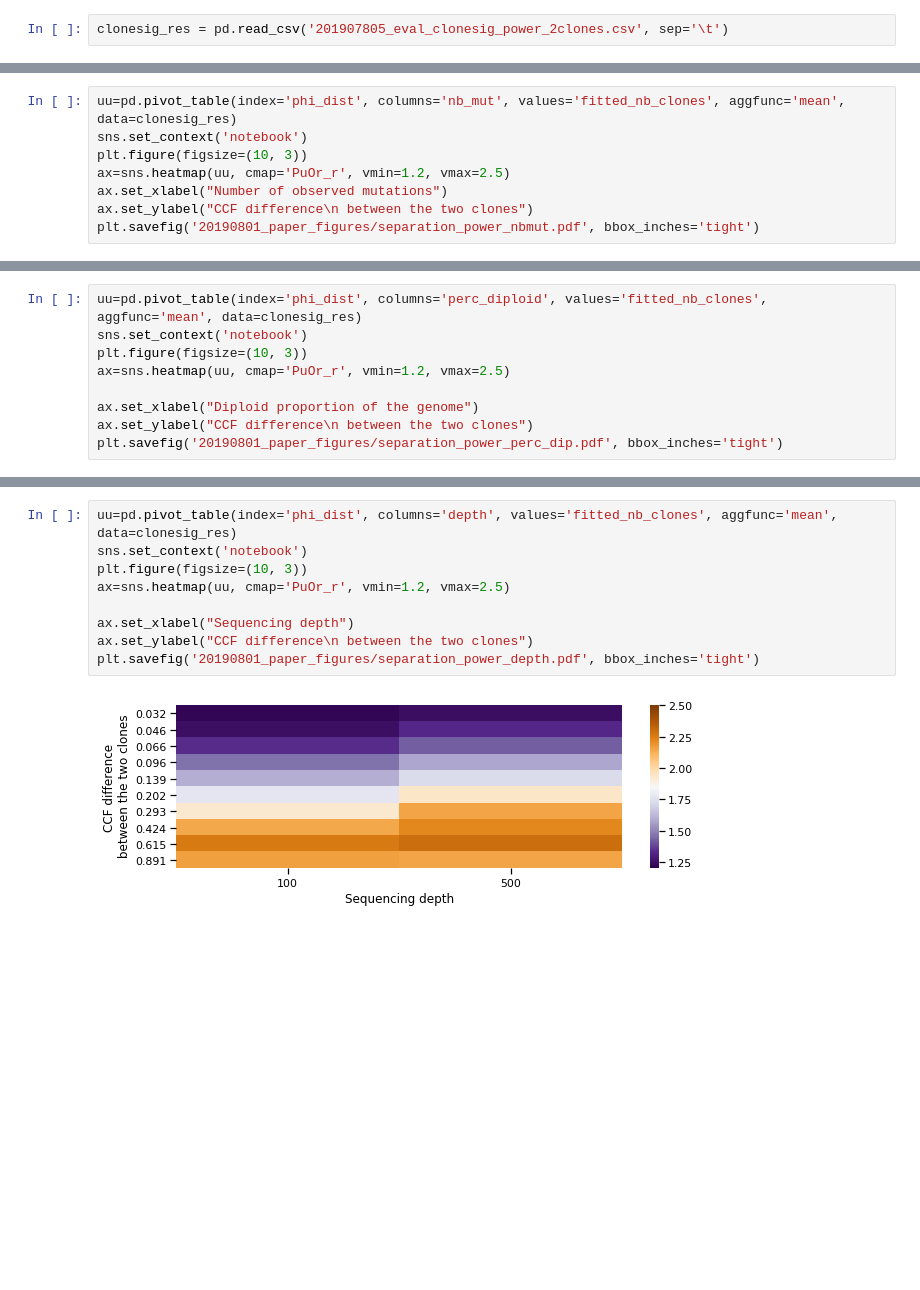
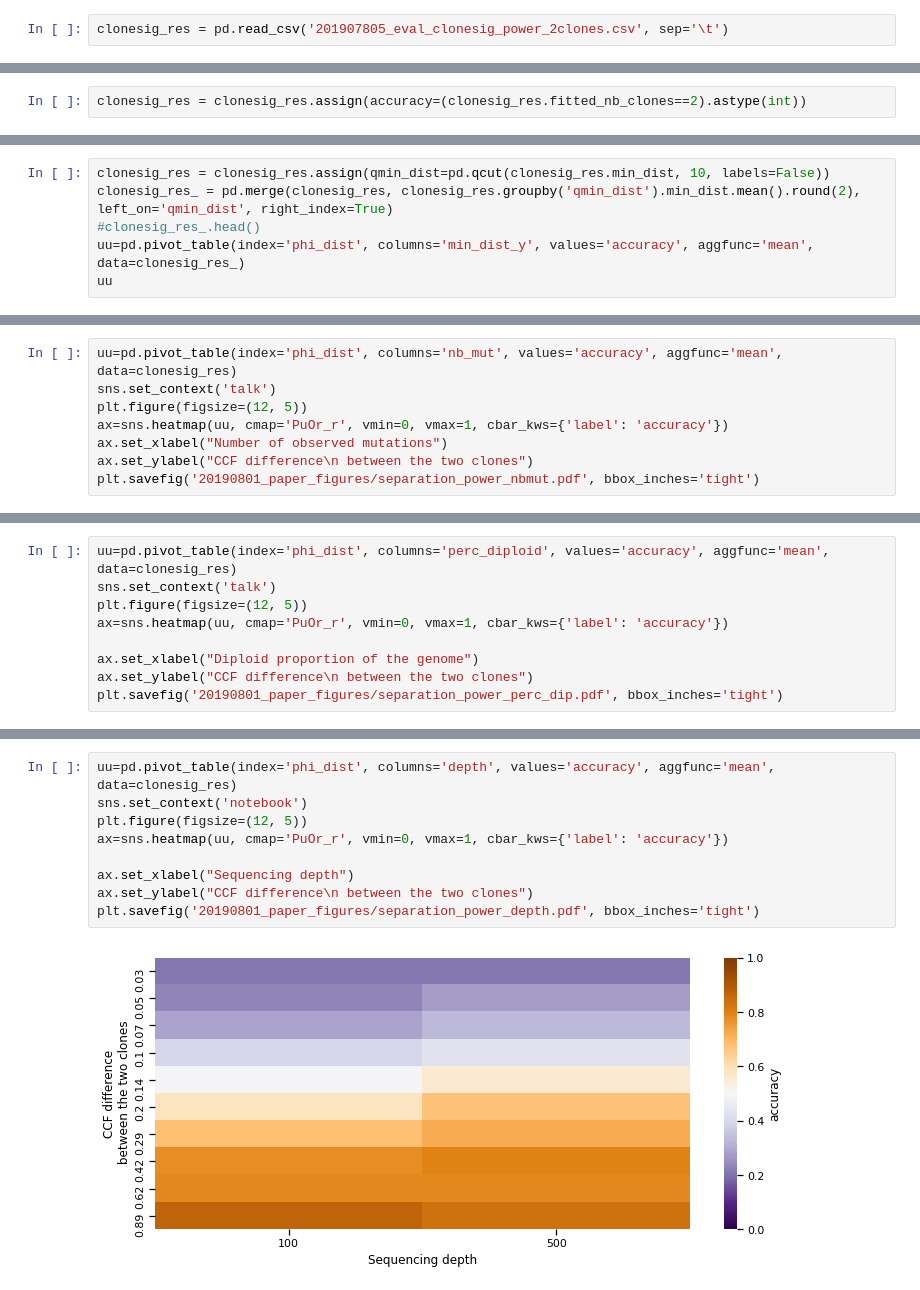
Before and after one commit to judithabk6/Clonesig_analysis, a Jupyter notebook: paper_notebooks/clonesig_separation_power.ipynb, the cells around one changed output, grey strips where cells are left out. Drawn from its saved outputs; the diff is of its cells as text; blank space fills up the shorter version.

```diff
--- a/paper_notebooks/clonesig_separation_power.ipynb
+++ b/paper_notebooks/clonesig_separation_power.ipynb
@@ -55,0 +65,2 @@ uu=pd.pivot_table(index='phi_dist', columns='min_dist', values='fitted_nb_clones
+# %%
+clonesig_res = clonesig_res.assign(accuracy=(clonesig_res.fitted_nb_clones==2).astype(int))
@@ -55,0 +76,6 @@ uu=pd.pivot_table(index='phi_dist', columns='min_dist', values='fitted_nb_clones
+# %%
+clonesig_res = clonesig_res.assign(qmin_dist=pd.qcut(clonesig_res.min_dist, 10, labels=False))
+clonesig_res_ = pd.merge(clonesig_res, clonesig_res.groupby('qmin_dist').min_dist.mean().round(2), left_on='qmin_dist', right_index=True)
+#clonesig_res_.head()
+uu=pd.pivot_table(index='phi_dist', columns='min_dist_y', values='accuracy', aggfunc='mean', data=clonesig_res_)
+uu
@@ -66,8 +105,8 @@ plt.savefig('20190801_paper_figures/separation_power.pdf', bbox_inches='tight')
 # %%
-uu=pd.pivot_table(index='phi_dist', columns='nb_mut', values='fitted_nb_clones', aggfunc='mean', data=clonesig_res)
-sns.set_context('notebook')
-plt.figure(figsize=(10, 3))
-ax=sns.heatmap(uu, cmap='PuOr_r', vmin=1.2, vmax=2.5)
+uu=pd.pivot_table(index='phi_dist', columns='nb_mut', values='accuracy', aggfunc='mean', data=clonesig_res)
+sns.set_context('talk')
+plt.figure(figsize=(12, 5))
+ax=sns.heatmap(uu, cmap='PuOr_r', vmin=0, vmax=1, cbar_kws={'label': 'accuracy'})
 ax.set_xlabel("Number of observed mutations")
 ax.set_ylabel("CCF difference\n between the two clones")
 plt.savefig('20190801_paper_figures/separation_power_nbmut.pdf', bbox_inches='tight')
@@ -76,8 +115,8 @@ plt.savefig('20190801_paper_figures/separation_power_nbmut.pdf', bbox_inches='ti
 # %%
-uu=pd.pivot_table(index='phi_dist', columns='perc_diploid', values='fitted_nb_clones', aggfunc='mean', data=clonesig_res)
-sns.set_context('notebook')
-plt.figure(figsize=(10, 3))
-ax=sns.heatmap(uu, cmap='PuOr_r', vmin=1.2, vmax=2.5)
+uu=pd.pivot_table(index='phi_dist', columns='perc_diploid', values='accuracy', aggfunc='mean', data=clonesig_res)
+sns.set_context('talk')
+plt.figure(figsize=(12, 5))
+ax=sns.heatmap(uu, cmap='PuOr_r', vmin=0, vmax=1, cbar_kws={'label': 'accuracy'})
 
 ax.set_xlabel("Diploid proportion of the genome")
 ax.set_ylabel("CCF difference\n between the two clones")
@@ -87,11 +126,11 @@ plt.savefig('20190801_paper_figures/separation_power_perc_dip.pdf', bbox_inches=
 # %%
-uu=pd.pivot_table(index='phi_dist', columns='depth', values='fitted_nb_clones', aggfunc='mean', data=clonesig_res)
+uu=pd.pivot_table(index='phi_dist', columns='depth', values='accuracy', aggfunc='mean', data=clonesig_res)
 sns.set_context('notebook')
-plt.figure(figsize=(10, 3))
-ax=sns.heatmap(uu, cmap='PuOr_r', vmin=1.2, vmax=2.5)
+plt.figure(figsize=(12, 5))
+ax=sns.heatmap(uu, cmap='PuOr_r', vmin=0, vmax=1, cbar_kws={'label': 'accuracy'})
 
 ax.set_xlabel("Sequencing depth")
 ax.set_ylabel("CCF difference\n between the two clones")
 plt.savefig('20190801_paper_figures/separation_power_depth.pdf', bbox_inches='tight')
 # %% [output]
-[figure, old version]
+[figure, new version]
```
Also changed, not shown: parts of 7 cells of this notebook, 2 other files.
